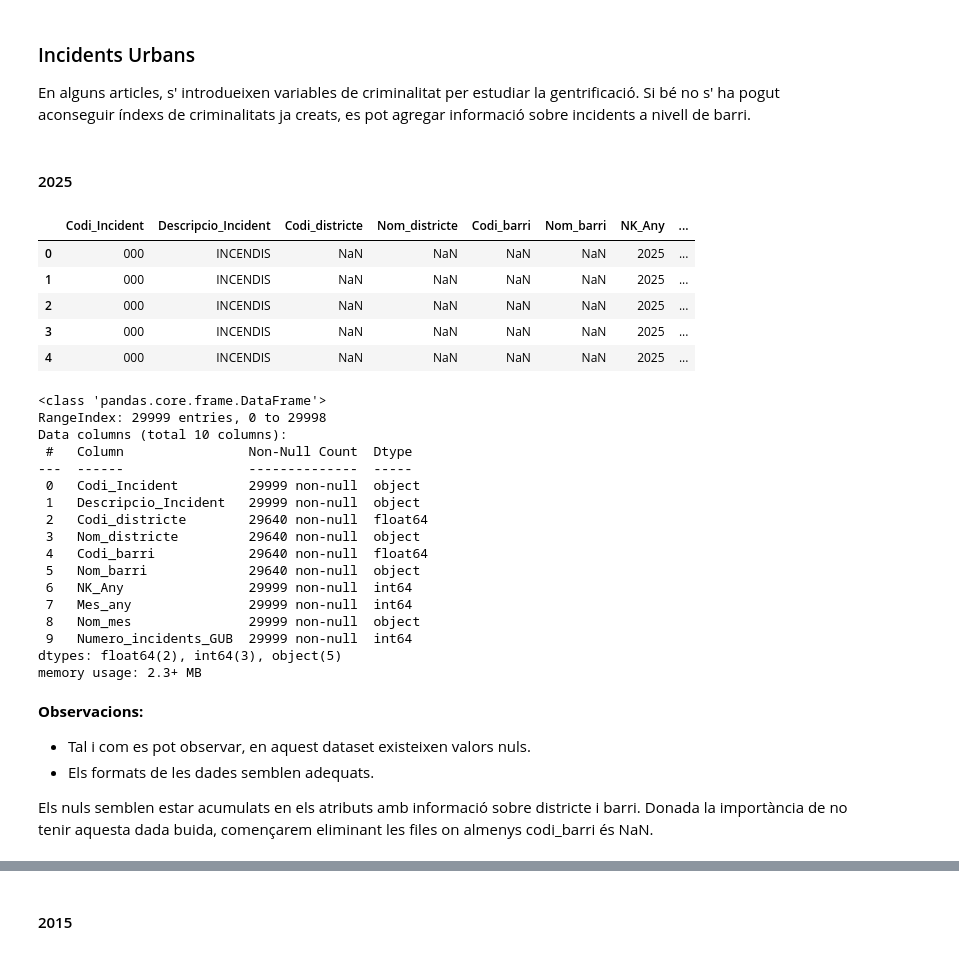
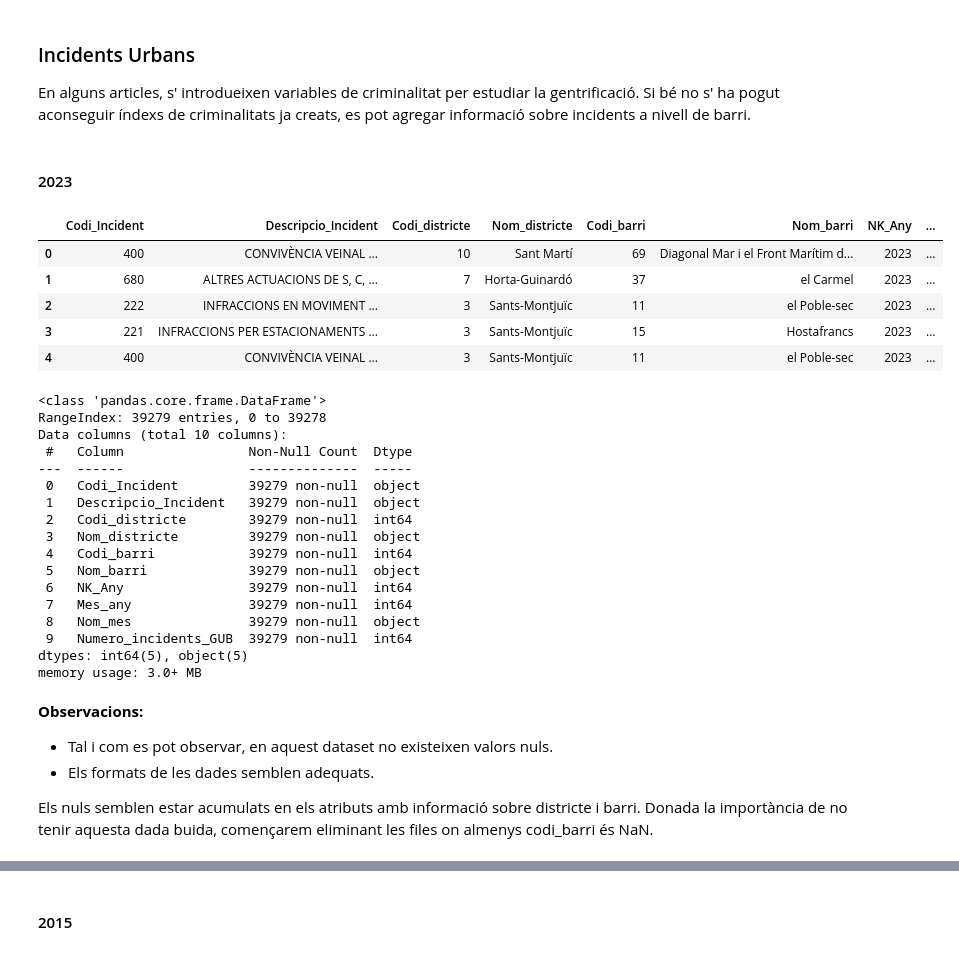
Before and after one commit to joseprau/tfm_gentrificacio_bcn, a Jupyter notebook: notebooks/ingestio_urbanes.ipynb, the cells around one changed output, grey strips where cells are left out. Saved outputs shown, nothing was run; the diff lists cells and outputs as text; code cells hidden in the pictures.

Commit message:
Urbanes 2025 a 2023

```diff
--- a/notebooks/ingestio_urbanes.ipynb
+++ b/notebooks/ingestio_urbanes.ipynb
@@ -34,40 +34,40 @@ En aquest apartat s'ingestaran i transformaran les dades de caracter urbà.
 
 En alguns articles, s' introdueixen variables de criminalitat per estudiar la gentrificació. Si bé no s' ha pogut aconseguir índexs de criminalitats ja creats, es pot agregar informació sobre incidents a nivell de barri.
 # %% [markdown]
-#### 2025
+#### 2023
 # %%
-df_incidents_25_raw = pd.read_csv("../data/raw/urbanes/2025_incidents_gestionats_gub.csv")
-df_incidents_25_raw.head()
+df_incidents_23_raw = pd.read_csv("../data/raw/urbanes/2023_incidents_gestionats_gub.csv")
+df_incidents_23_raw.head()
 # %% [output]
 |  | Codi_Incident | Descripcio_Incident | Codi_districte | Nom_districte | Codi_barri | Nom_barri | NK_Any | ... |
-| 0 | 000 | INCENDIS | NaN | NaN | NaN | NaN | 2025 | ... |
-| 1 | 000 | INCENDIS | NaN | NaN | NaN | NaN | 2025 | ... |
-| 2 | 000 | INCENDIS | NaN | NaN | NaN | NaN | 2025 | ... |
-| 3 | 000 | INCENDIS | NaN | NaN | NaN | NaN | 2025 | ... |
-| 4 | 000 | INCENDIS | NaN | NaN | NaN | NaN | 2025 | ... |
+| 0 | 400 | CONVIVÈNCIA VEINAL ... | 10 | Sant Martí | 69 | Diagonal Mar i el Front Marítim d... | 2023 | ... |
+| 1 | 680 | ALTRES ACTUACIONS DE S, C, ... | 7 | Horta-Guinardó | 37 | el Carmel | 2023 | ... |
+| 2 | 222 | INFRACCIONS EN MOVIMENT ... | 3 | Sants-Montjuïc | 11 | el Poble-sec | 2023 | ... |
+| 3 | 221 | INFRACCIONS PER ESTACIONAMENTS ... | 3 | Sants-Montjuïc | 15 | Hostafrancs | 2023 | ... |
+| 4 | 400 | CONVIVÈNCIA VEINAL ... | 3 | Sants-Montjuïc | 11 | el Poble-sec | 2023 | ... |
 # %%
-df_incidents_25_raw.info()
+df_incidents_23_raw.info()
 # %% [output]
 <class 'pandas.core.frame.DataFrame'>
-RangeIndex: 29999 entries, 0 to 29998
+RangeIndex: 39279 entries, 0 to 39278
 Data columns (total 10 columns):
  #   Column                Non-Null Count  Dtype
 ---  ------                --------------  -----
- 0   Codi_Incident         29999 non-null  object
- 1   Descripcio_Incident   29999 non-null  object
- 2   Codi_districte        29640 non-null  float64
- 3   Nom_districte         29640 non-null  object
- 4   Codi_barri            29640 non-null  float64
- 5   Nom_barri             29640 non-null  object
- 6   NK_Any                29999 non-null  int64
- 7   Mes_any               29999 non-null  int64
- 8   Nom_mes               29999 non-null  object
- 9   Numero_incidents_GUB  29999 non-null  int64
-dtypes: float64(2), int64(3), object(5)
-memory usage: 2.3+ MB
+ 0   Codi_Incident         39279 non-null  object
+ 1   Descripcio_Incident   39279 non-null  object
+ 2   Codi_districte        39279 non-null  int64
+ 3   Nom_districte         39279 non-null  object
+ 4   Codi_barri            39279 non-null  int64
+ 5   Nom_barri             39279 non-null  object
+ 6   NK_Any                39279 non-null  int64
+ 7   Mes_any               39279 non-null  int64
+ 8   Nom_mes               39279 non-null  object
+ 9   Numero_incidents_GUB  39279 non-null  int64
+dtypes: int64(5), object(5)
+memory usage: 3.0+ MB
 # %% [markdown]
 **Observacions:**
-- Tal i com es pot observar, en aquest dataset existeixen valors nuls.
+- Tal i com es pot observar, en aquest dataset no existeixen valors nuls.
 - Els formats de les dades semblen adequats.
 
 
```
Also changed, not shown: parts of 8 cells of this notebook, 4 other files.
